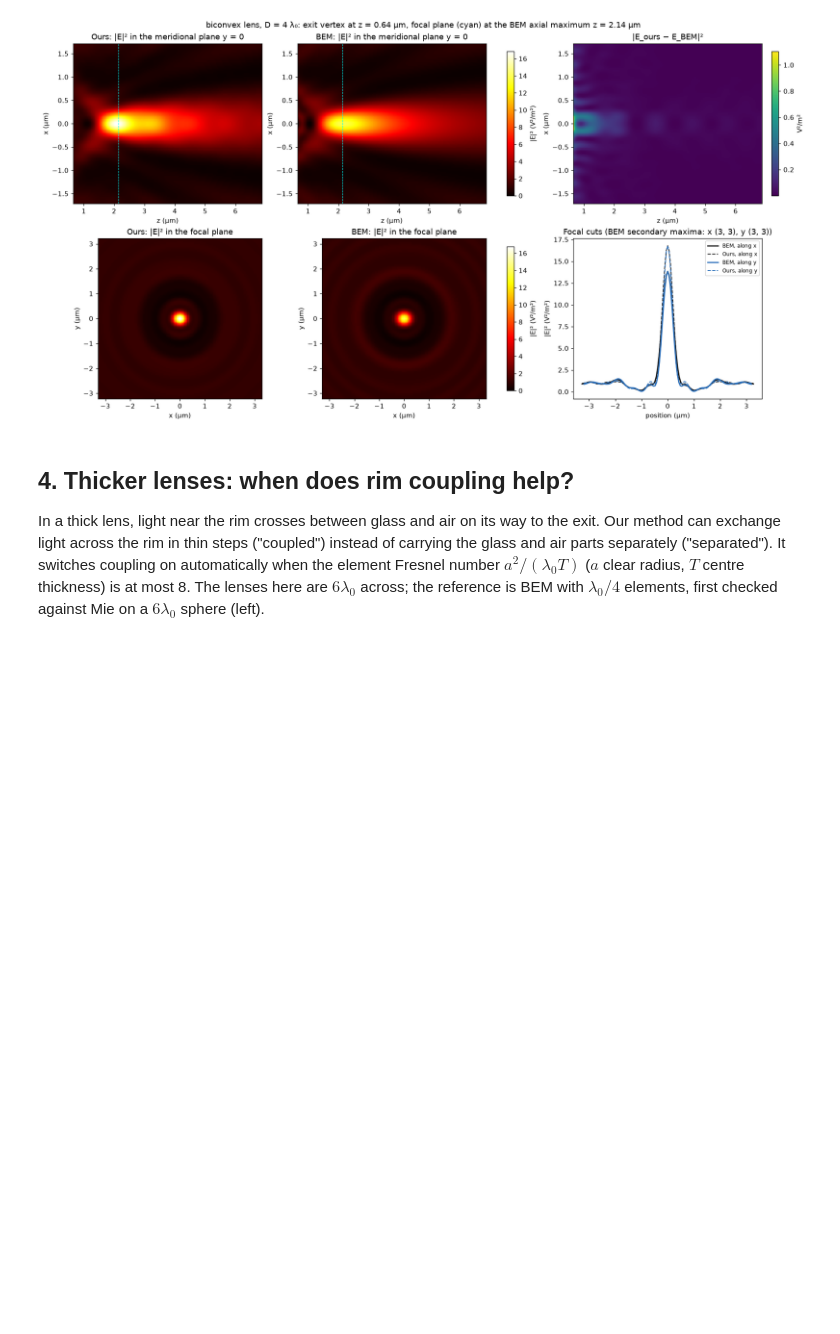
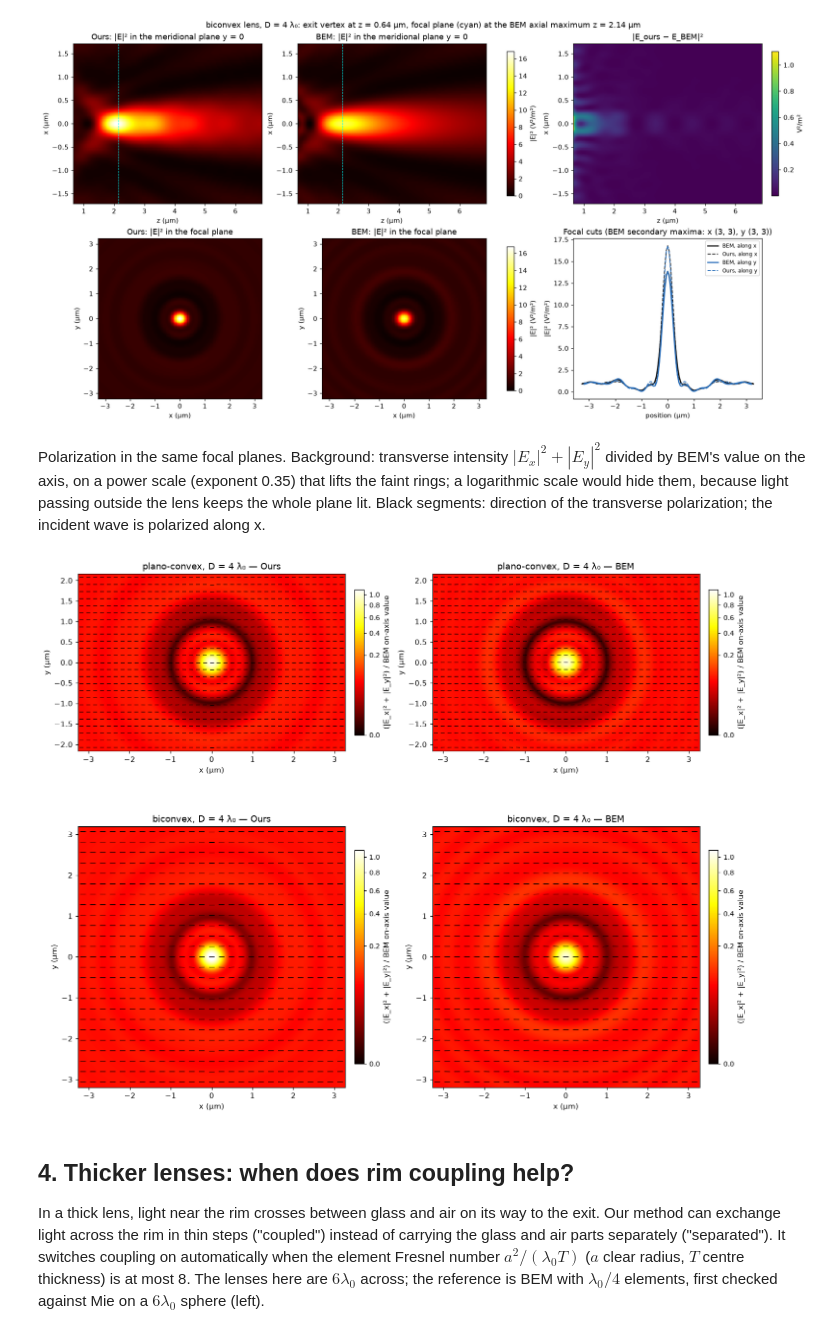
Before and after one commit to blancusjh/vecdiff, a Jupyter notebook: general/notebooks/06_full_wave_reference_validation.ipynb, the cells around one changed output. Saved outputs shown, nothing was run; the diff lists cells and outputs as text; code cells hidden in the pictures; blank space fills up the shorter version.

```diff
--- a/general/notebooks/06_full_wave_reference_validation.ipynb
+++ b/general/notebooks/06_full_wave_reference_validation.ipynb
@@ -177,6 +178,28 @@ for shape in refs.SMALL_SHAPES:
 # %% [output]
 [figure]
 [figure]
+# %% [markdown]
+Polarization in the same focal planes. Background: transverse intensity $|E_x|^2+|E_y|^2$ divided by BEM's value on the axis, on a power scale (exponent 0.35) that lifts the faint rings; a logarithmic scale would hide them, because light passing outside the lens keeps the whole plane lit. Black segments: direction of the transverse polarization; the incident wave is polarized along x.
+# %%
+fig, axes = plt.subplots(2, 2, figsize=(13, 11), layout="constrained")
+fine = refs.SMALL_BEM_DIVISORS[-1]
+for row, shape in zip(axes, refs.SMALL_SHAPES):
+    d = lenses[(shape, 4.0)]
+    grid = optics.CartesianGrid(d["fx"], d["fy"], optics.Frame([0, 0, float(d["focus"])]))
+    bem = d[f"focal_{fine}"]
+    centre = (len(d["fy"]) // 2, len(d["fx"]) // 2)
+    on_axis = float(np.sum(abs(bem[centre][:2]) ** 2))
+    for ax, (label, E) in zip(row, (("Ours", d["focal_ours"]), ("BEM", bem))):
+        plot_polarization(
+            optics.ElectricField(grid, WAVELENGTH, E), axis=ax, title=f"{shape}, D = 4 λ₀ — {label}", crop=False,
+            glyph="line", glyph_color="black", size_scale=None, cmap="hot", norm=PowerNorm(0.35, 0, 1.1),
+            reference_intensity=on_axis, density=3.0, min_intensity_fraction=1e-5,
+            colorbar_label="(|E_x|² + |E_y|²) / BEM on-axis value",
+        )
+        ax.set(xlabel="x (µm)", ylabel="y (µm)")
+plt.show()
+# %% [output]
+[figure, added]
 # %% [markdown]
 ## 4. Thicker lenses: when does rim coupling help?
 
```
Also changed, not shown: parts of 3 cells of this notebook.
